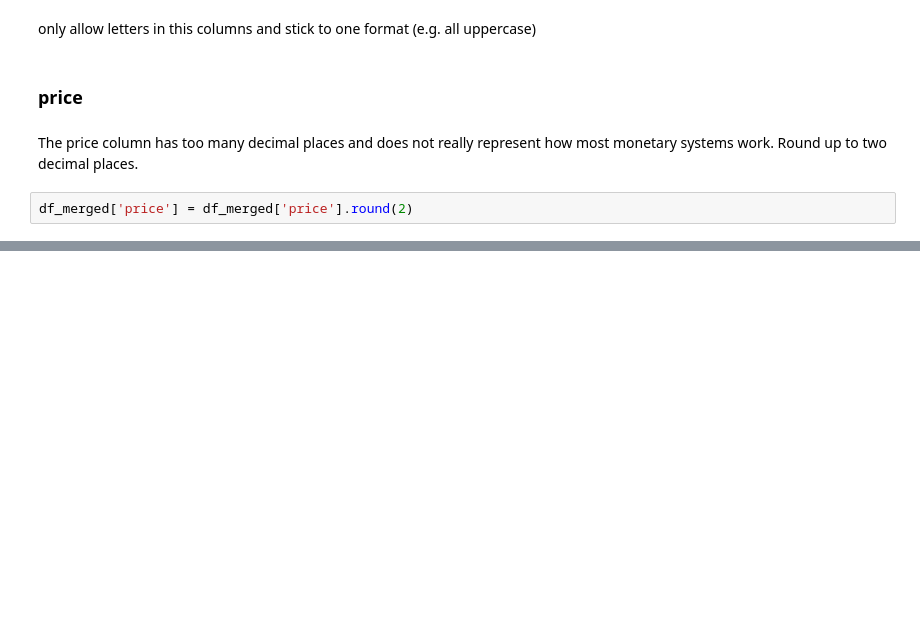
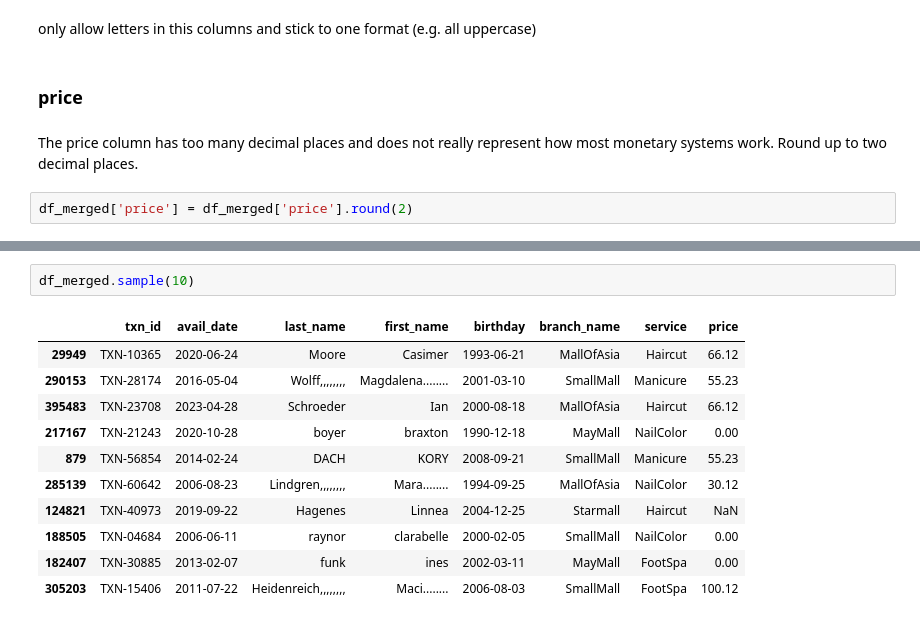
Before and after one commit to carlmitzchel/data_pipelines_labex3, a Jupyter notebook: data_profiling_validation_planning.ipynb, the cells around one changed output, grey strips where cells are left out. Cells and saved outputs as stored; diff of their text form; blank space fills up the shorter version.

Commit message:
last update

```diff
--- a/data_profiling_validation_planning.ipynb
+++ b/data_profiling_validation_planning.ipynb
@@ -115,0 +271,14 @@ df_merged['price'] = df_merged['price'].round(2)
+# %%
+df_merged.sample(10)
+# %% [output]
+|  | txn_id | avail_date | last_name | first_name | birthday | branch_name | service | price |
+| 29949 | TXN-10365 | 2020-06-24 | Moore | Casimer | 1993-06-21 | MallOfAsia | Haircut | 66.12 |
+| 290153 | TXN-28174 | 2016-05-04 | Wolff,,,,,,,, | Magdalena........ | 2001-03-10 | SmallMall | Manicure | 55.23 |
+| 395483 | TXN-23708 | 2023-04-28 | Schroeder | Ian | 2000-08-18 | MallOfAsia | Haircut | 66.12 |
+| 217167 | TXN-21243 | 2020-10-28 | boyer | braxton | 1990-12-18 | MayMall | NailColor | 0.00 |
+| 879 | TXN-56854 | 2014-02-24 | DACH | KORY | 2008-09-21 | SmallMall | Manicure | 55.23 |
+| 285139 | TXN-60642 | 2006-08-23 | Lindgren,,,,,,,, | Mara........ | 1994-09-25 | MallOfAsia | NailColor | 30.12 |
+| 124821 | TXN-40973 | 2019-09-22 | Hagenes | Linnea | 2004-12-25 | Starmall | Haircut | NaN |
+| 188505 | TXN-04684 | 2006-06-11 | raynor | clarabelle | 2000-02-05 | SmallMall | NailColor | 0.00 |
+| 182407 | TXN-30885 | 2013-02-07 | funk | ines | 2002-03-11 | MayMall | FootSpa | 0.00 |
+| 305203 | TXN-15406 | 2011-07-22 | Heidenreich,,,,,,,, | Maci........ | 2006-08-03 | SmallMall | FootSpa | 100.12 |
```
Also changed, not shown: parts of 17 cells of this notebook.
